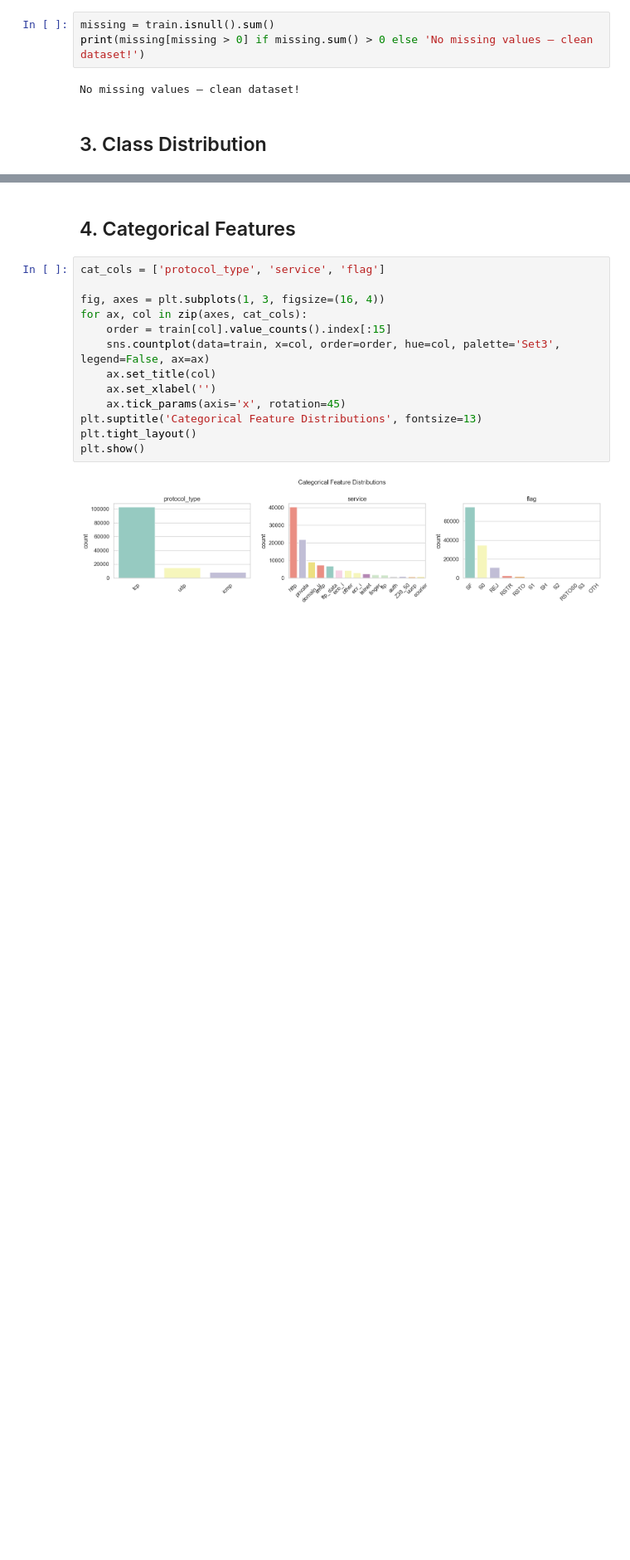
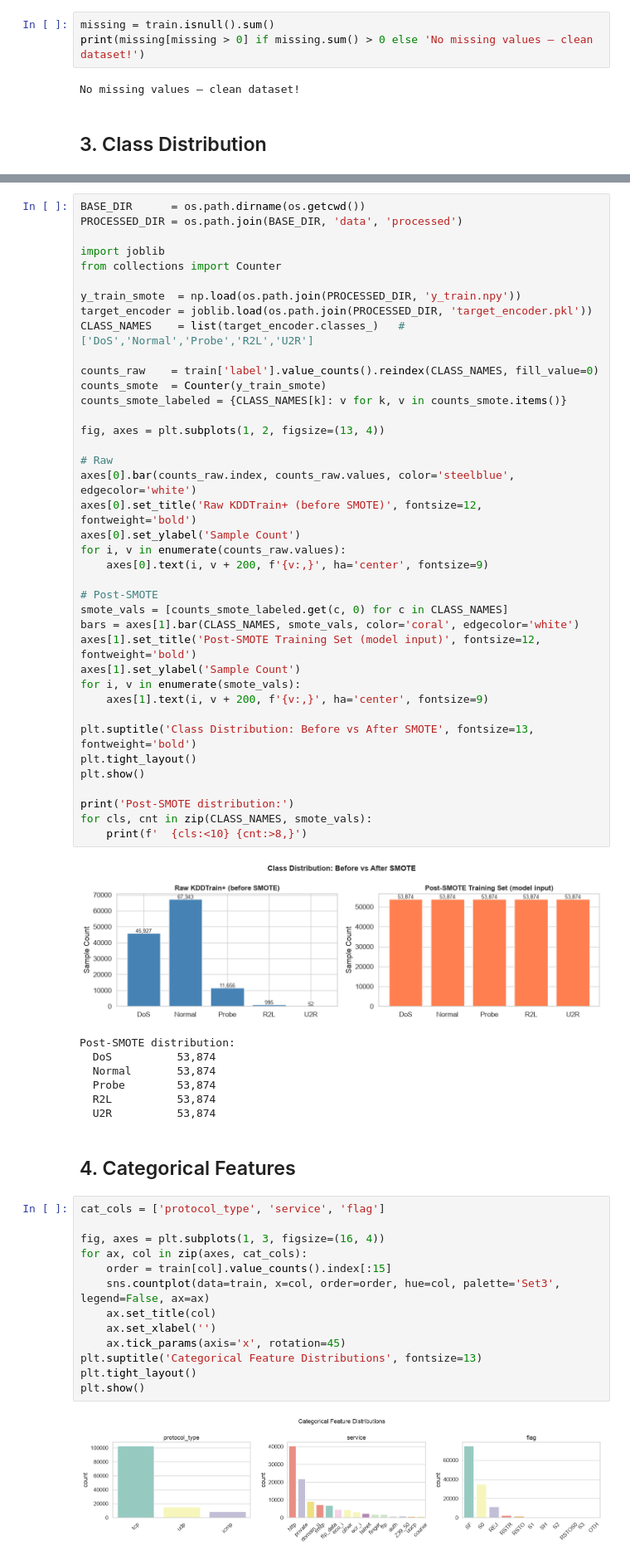
Before and after one commit to Bhagyesh312/NIDS, a Jupyter notebook: notebooks/01_eda_nslkdd.ipynb, the cells around one changed output, grey strips where cells are left out. Shown at 83% size. Saved outputs shown, nothing was run; the diff lists cells and outputs as text; blank space fills up the shorter version.

Commit message:
Update notebooks: EDA, preprocessing, model training, add CICIDS notebook

```diff
--- a/notebooks/01_eda_nslkdd.ipynb
+++ b/notebooks/01_eda_nslkdd.ipynb
@@ -95,3 +107,50 @@ U2R        52     0.04
+# %%
+BASE_DIR      = os.path.dirname(os.getcwd())
+PROCESSED_DIR = os.path.join(BASE_DIR, 'data', 'processed')
+
+import joblib
+from collections import Counter
+
+y_train_smote  = np.load(os.path.join(PROCESSED_DIR, 'y_train.npy'))
+target_encoder = joblib.load(os.path.join(PROCESSED_DIR, 'target_encoder.pkl'))
+CLASS_NAMES    = list(target_encoder.classes_)   # ['DoS','Normal','Probe','R2L','U2R']
+
+counts_raw    = train['label'].value_counts().reindex(CLASS_NAMES, fill_value=0)
+counts_smote  = Counter(y_train_smote)
+counts_smote_labeled = {CLASS_NAMES[k]: v for k, v in counts_smote.items()}
+
+fig, axes = plt.subplots(1, 2, figsize=(13, 4))
+
+# Raw
+axes[0].bar(counts_raw.index, counts_raw.values, color='steelblue', edgecolor='white')
+axes[0].set_title('Raw KDDTrain+ (before SMOTE)', fontsize=12, fontweight='bold')
+axes[0].set_ylabel('Sample Count')
+for i, v in enumerate(counts_raw.values):
+    axes[0].text(i, v + 200, f'{v:,}', ha='center', fontsize=9)
+
+# Post-SMOTE
+smote_vals = [counts_smote_labeled.get(c, 0) for c in CLASS_NAMES]
+bars = axes[1].bar(CLASS_NAMES, smote_vals, color='coral', edgecolor='white')
+axes[1].set_title('Post-SMOTE Training Set (model input)', fontsize=12, fontweight='bold')
+axes[1].set_ylabel('Sample Count')
+for i, v in enumerate(smote_vals):
+    axes[1].text(i, v + 200, f'{v:,}', ha='center', fontsize=9)
+
+plt.suptitle('Class Distribution: Before vs After SMOTE', fontsize=13, fontweight='bold')
+plt.tight_layout()
+plt.show()
+
+print('Post-SMOTE distribution:')
+for cls, cnt in zip(CLASS_NAMES, smote_vals):
+    print(f'  {cls:<10} {cnt:>8,}')
+# %% [output]
+[figure, added]
+Post-SMOTE distribution:
+  DoS          53,874
+  Normal       53,874
+  Probe        53,874
+  R2L          53,874
+  U2R          53,874
 # %% [markdown]
 ## 4. Categorical Features
 # %%
```
Also changed, not shown: parts of 11 cells of this notebook, 3 other files.
